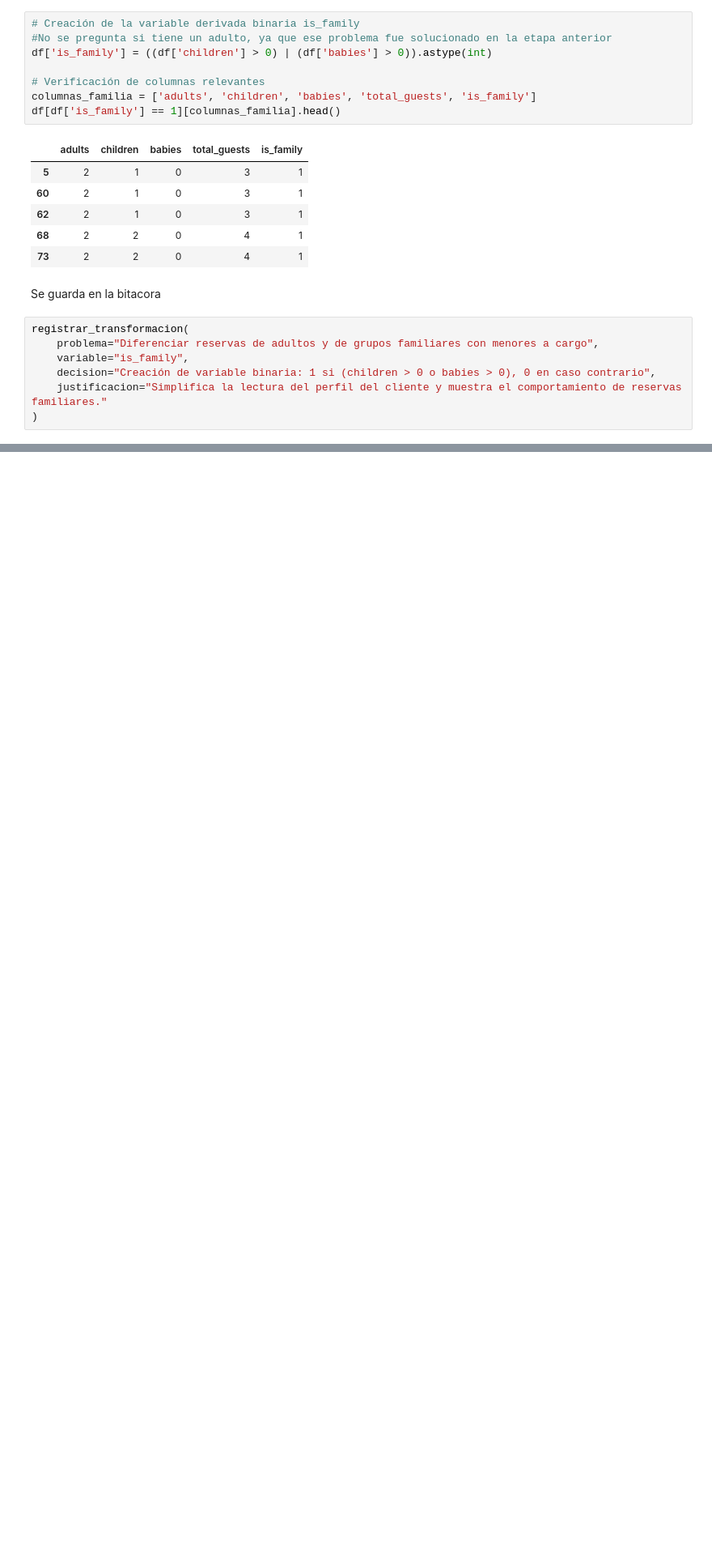
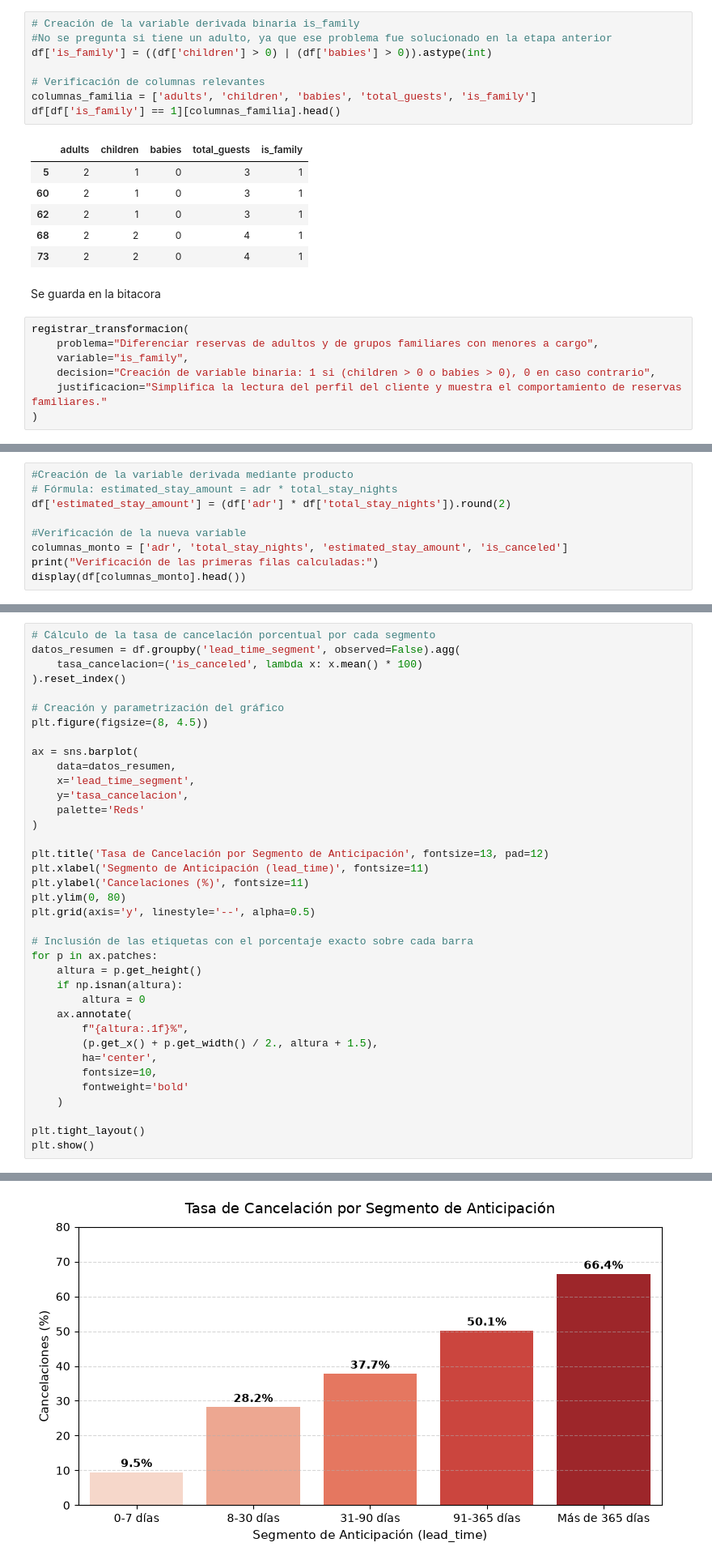
Before and after one commit to MatiasManuelCarro/UTN-TUPAD-Analisis_Datos_TPI, a Jupyter notebook: 5_TPI - Semana 5 - Entrega 2/Matias Carro y Hugo Catalan - Analisis de Datos - TPI - Semana 5 - Entrega 2 .ipynb, the cells around one changed output, grey strips where cells are left out. Shown at 81% size. Cells and saved outputs as stored; diff of their text form; blank space fills up the shorter version.

```diff
--- a/5_TPI - Semana 5 - Entrega 2/Matias Carro y Hugo Catalan - Analisis de Datos - TPI - Semana 5 - Entrega 2 .ipynb
+++ b/5_TPI - Semana 5 - Entrega 2/Matias Carro y Hugo Catalan - Analisis de Datos - TPI - Semana 5 - Entrega 2 .ipynb
@@ -3367,0 +3400,9 @@ registrar_transformacion(
+# %%
+#Creación de la variable derivada mediante producto
+# Fórmula: estimated_stay_amount = adr * total_stay_nights
+df['estimated_stay_amount'] = (df['adr'] * df['total_stay_nights']).round(2)
+
+#Verificación de la nueva variable
+columnas_monto = ['adr', 'total_stay_nights', 'estimated_stay_amount', 'is_canceled']
+print("Verificación de las primeras filas calculadas:")
+display(df[columnas_monto].head())
@@ -3367,0 +3503,38 @@ registrar_transformacion(
+# %%
+# Cálculo de la tasa de cancelación porcentual por cada segmento
+datos_resumen = df.groupby('lead_time_segment', observed=False).agg(
+    tasa_cancelacion=('is_canceled', lambda x: x.mean() * 100)
+).reset_index()
+
+# Creación y parametrización del gráfico
+plt.figure(figsize=(8, 4.5))
+
+ax = sns.barplot(
+    data=datos_resumen,
+    x='lead_time_segment',
+    y='tasa_cancelacion',
+    palette='Reds'
+)
+
+plt.title('Tasa de Cancelación por Segmento de Anticipación', fontsize=13, pad=12)
+plt.xlabel('Segmento de Anticipación (lead_time)', fontsize=11)
+plt.ylabel('Cancelaciones (%)', fontsize=11)
+plt.ylim(0, 80)
+plt.grid(axis='y', linestyle='--', alpha=0.5)
+
+# Inclusión de las etiquetas con el porcentaje exacto sobre cada barra
+for p in ax.patches:
+    altura = p.get_height()
+    if np.isnan(altura):
+        altura = 0
+    ax.annotate(
+        f"{altura:.1f}%",
+        (p.get_x() + p.get_width() / 2., altura + 1.5),
+        ha='center',
+        fontsize=10,
+        fontweight='bold'
+    )
+
+plt.tight_layout()
+plt.show()
+# %% [output]
@@ -3367,0 +3544 @@ registrar_transformacion(
+[figure, added]
```
Also changed, not shown: parts of 47 cells of this notebook, 2 other files.
